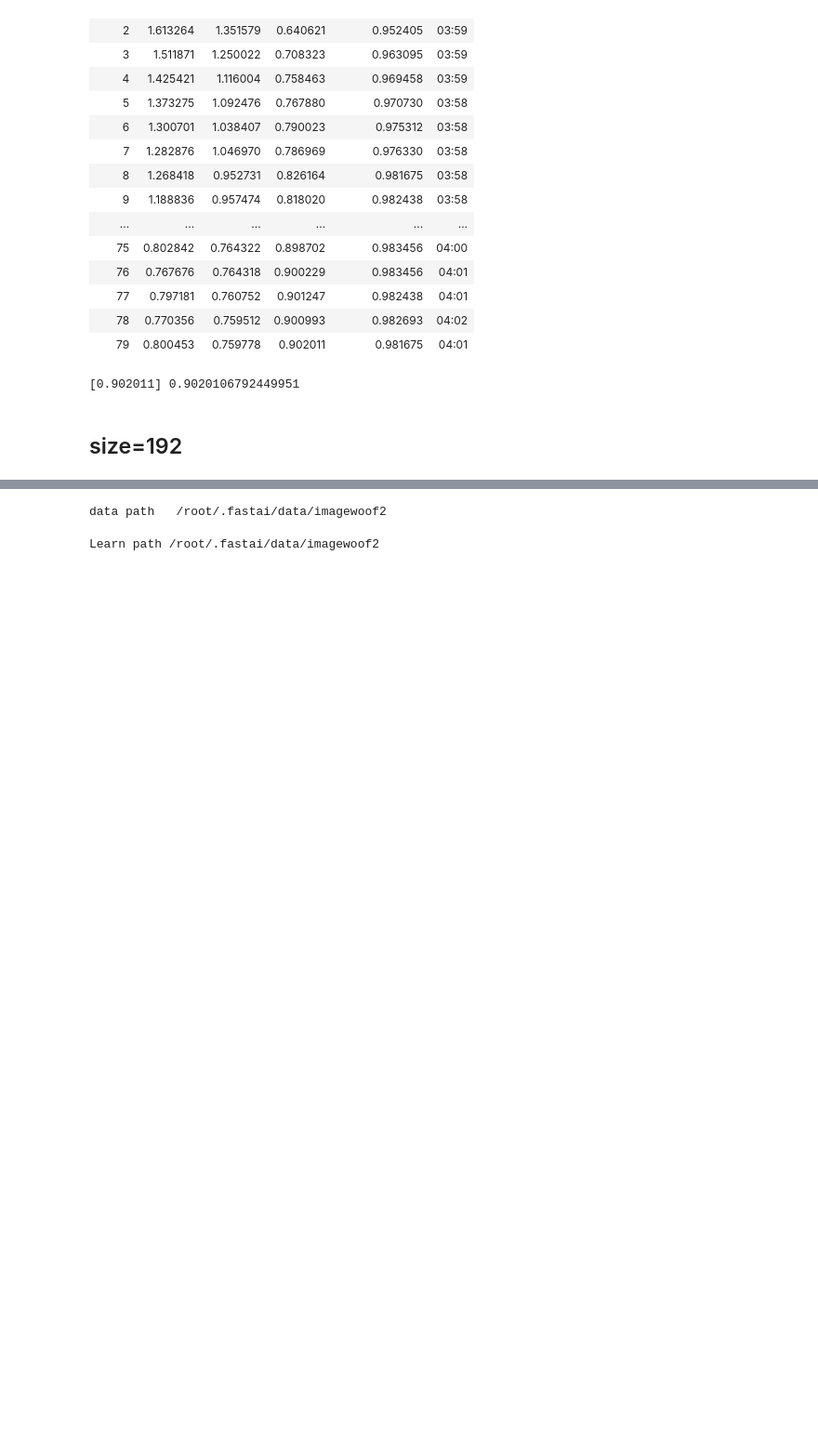
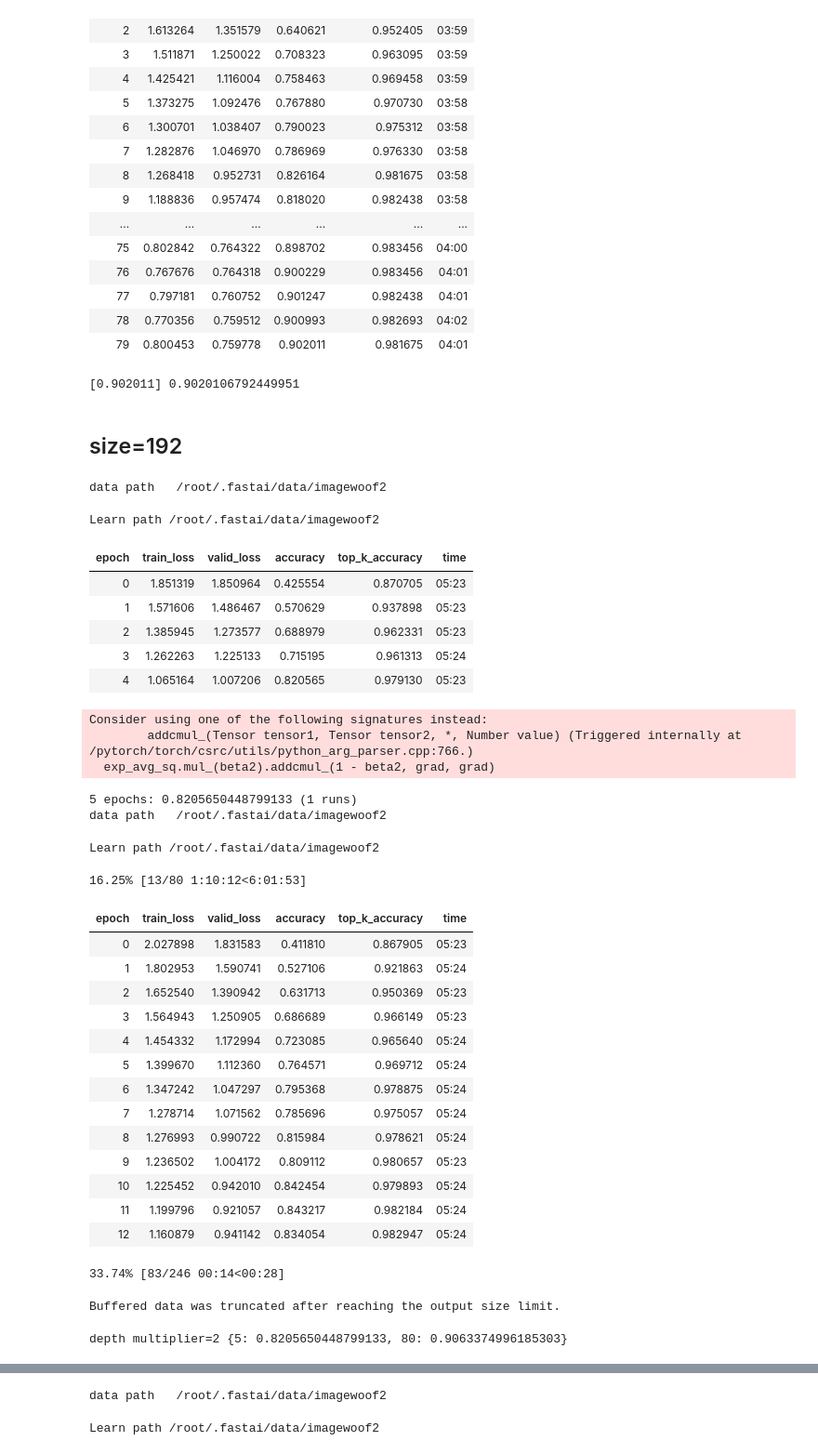
Before and after one commit to BoaEi/imagenette_experiments, a Jupyter notebook: ResNet_separable.ipynb, the cells around one changed output, grey strips where cells are left out. Shown at 93% size. Drawn from its saved outputs; the diff is of its cells as text; code cells hidden in the pictures; blank space fills up the shorter version.

```diff
--- a/ResNet_separable.ipynb
+++ b/ResNet_separable.ipynb
@@ -56,7 +56,7 @@ class NewLayer(nn.Sequential):
         if padding==None: padding = ks//2
         if ks==3 and groups==1:  # to be used for the "stem" of ResNet
           # if ni==3: stride = 2
-          layers = [('Conv3x3', nn.Conv2d(ni, ni*dm, 3, stride=stride, padding=1, bias=bias, groups=ni)),
+          layers = [('Conv3x3', nn.Conv2d(ni, ni*dm, 3, stride=1, padding=1, bias=bias, groups=ni)),
                     ('Conv1x1', nn.Conv2d(ni*dm, nf, 1, bias=bias, groups=1))]
         else:
           layers = [('Conv{}x{}'.format(ks,ks),
@@ -714,3 +714,53 @@ Learn path /root/.fastai/data/imagewoof2
 [0.902011] 0.9020106792449951
 # %% [markdown]
 ## size=192
+# %%
+dm = 2
+res = dict()
+for e in [5,80]: # [5]*5 + [20]*5 + [80]:
+  mixup=0 if e<=20 else 0.2
+  learn = get_learn(model=model, size=192, bs=16, mixup=mixup)
+  learn.fit_fc(e, lr=4e-3, moms=(0.95,0.95), start_pct=0.72)
+  acc = learn.recorder.metrics[-1][0].item()
+  if e in res:
+    res[e] += [acc]
+  else:
+    res[e] = [acc]
+  print('{} epochs: {} ({} runs)'.format(e, sum(res[e])/len(res[e]), len(res[e])))
+print('depth multiplier={}'.format(dm), {e: sum(res[e])/len(res[e]) for e in res})
+# %% [output]
+data path   /root/.fastai/data/imagewoof2
+Learn path /root/.fastai/data/imagewoof2
+| epoch | train_loss | valid_loss | accuracy | top_k_accuracy | time |
+| 0 | 1.851319 | 1.850964 | 0.425554 | 0.870705 | 05:23 |
+| 1 | 1.571606 | 1.486467 | 0.570629 | 0.937898 | 05:23 |
+| 2 | 1.385945 | 1.273577 | 0.688979 | 0.962331 | 05:23 |
+| 3 | 1.262263 | 1.225133 | 0.715195 | 0.961313 | 05:24 |
+| 4 | 1.065164 | 1.007206 | 0.820565 | 0.979130 | 05:23 |
+Consider using one of the following signatures instead:
+        addcmul_(Tensor tensor1, Tensor tensor2, *, Number value) (Triggered internally at  /pytorch/torch/csrc/utils/python_arg_parser.cpp:766.)
+  exp_avg_sq.mul_(beta2).addcmul_(1 - beta2, grad, grad)
+5 epochs: 0.8205650448799133 (1 runs)
+data path   /root/.fastai/data/imagewoof2
+Learn path /root/.fastai/data/imagewoof2
+16.25% [13/80 1:10:12<6:01:53]
+| epoch | train_loss | valid_loss | accuracy | top_k_accuracy | time |
+| 0 | 2.027898 | 1.831583 | 0.411810 | 0.867905 | 05:23 |
+| 1 | 1.802953 | 1.590741 | 0.527106 | 0.921863 | 05:24 |
+| 2 | 1.652540 | 1.390942 | 0.631713 | 0.950369 | 05:23 |
+| 3 | 1.564943 | 1.250905 | 0.686689 | 0.966149 | 05:23 |
+| 4 | 1.454332 | 1.172994 | 0.723085 | 0.965640 | 05:24 |
+| 5 | 1.399670 | 1.112360 | 0.764571 | 0.969712 | 05:24 |
+| 6 | 1.347242 | 1.047297 | 0.795368 | 0.978875 | 05:24 |
+| 7 | 1.278714 | 1.071562 | 0.785696 | 0.975057 | 05:24 |
+| 8 | 1.276993 | 0.990722 | 0.815984 | 0.978621 | 05:24 |
+| 9 | 1.236502 | 1.004172 | 0.809112 | 0.980657 | 05:23 |
+| 10 | 1.225452 | 0.942010 | 0.842454 | 0.979893 | 05:24 |
+| 11 | 1.199796 | 0.921057 | 0.843217 | 0.982184 | 05:24 |
+| 12 | 1.160879 | 0.941142 | 0.834054 | 0.982947 | 05:24 |
+33.74% [83/246 00:14<00:28]
+Buffered data was truncated after reaching the output size limit.
+# %%
+print('depth multiplier={}'.format(dm), {e: sum(res[e])/len(res[e]) for e in res})
+# %% [output]
+depth multiplier=2 {5: 0.8205650448799133, 80: 0.9063374996185303}
```
Also changed, not shown: parts of 3 cells of this notebook.
